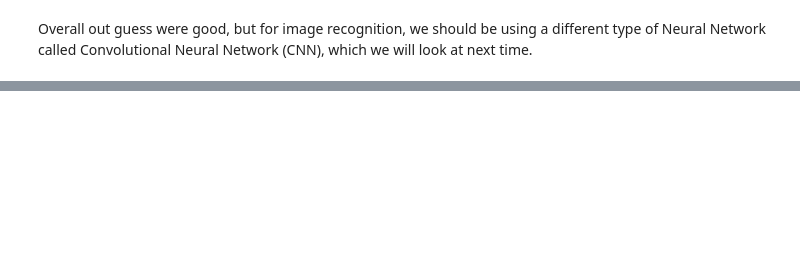
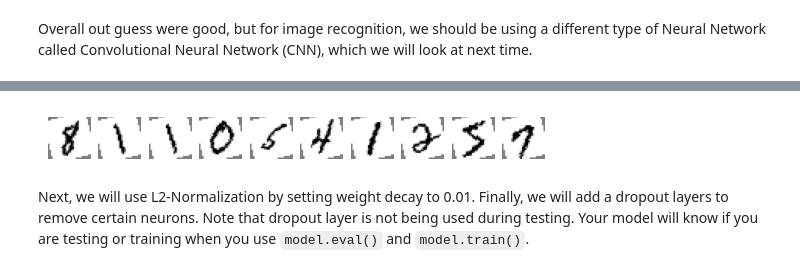
Before and after one commit to BMCC-Muzician/BMCC-DS, a Jupyter notebook: Mat 420/17 - MNIST-NN.ipynb, the cells around one changed output, grey strips where cells are left out. Saved outputs shown, nothing was run; the diff lists cells and outputs as text; code cells hidden in the pictures; blank space fills up the shorter version.

```diff
--- a/Mat 420/17 - MNIST-NN.ipynb
+++ b/Mat 420/17 - MNIST-NN.ipynb
@@ -311,0 +403,12 @@ Overall out guess were good, but for image recognition, we should be using a dif
+# %%
+images=transforms.RandomRotation(25)(images)
+figure = plt.figure()
+num_of_images = 10
+for index in range(0, num_of_images):
+    plt.subplot(1, 10, index+1)
+    plt.axis('off')
+    plt.imshow(images[index].numpy().squeeze(), cmap='gray_r')
+# %% [output]
+[figure, added]
+# %% [markdown]
+Next, we will use L2-Normalization by setting weight decay to 0.01. Finally, we will add a dropout layers to remove certain neurons. Note that dropout layer is not being used during testing. Your model will know if you are testing or training when you use `model.eval()` and `model.train()`.
```
Also changed, not shown: parts of 30 cells of this notebook, 1 other file.
